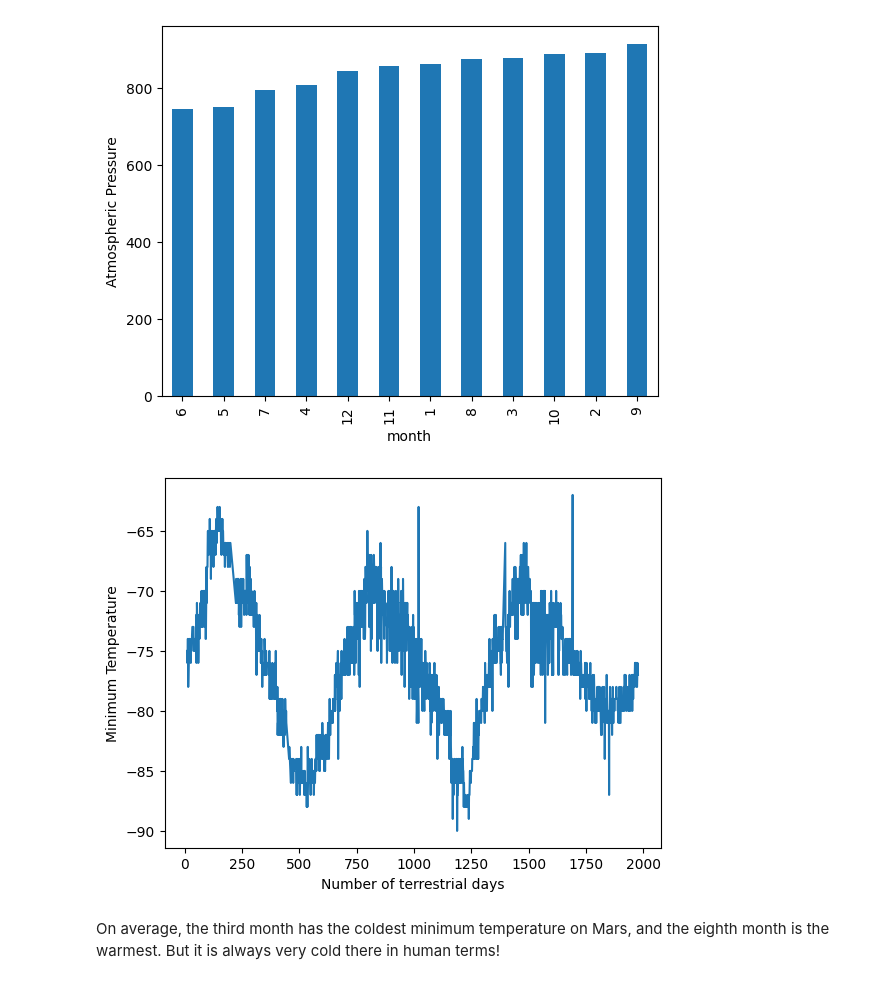
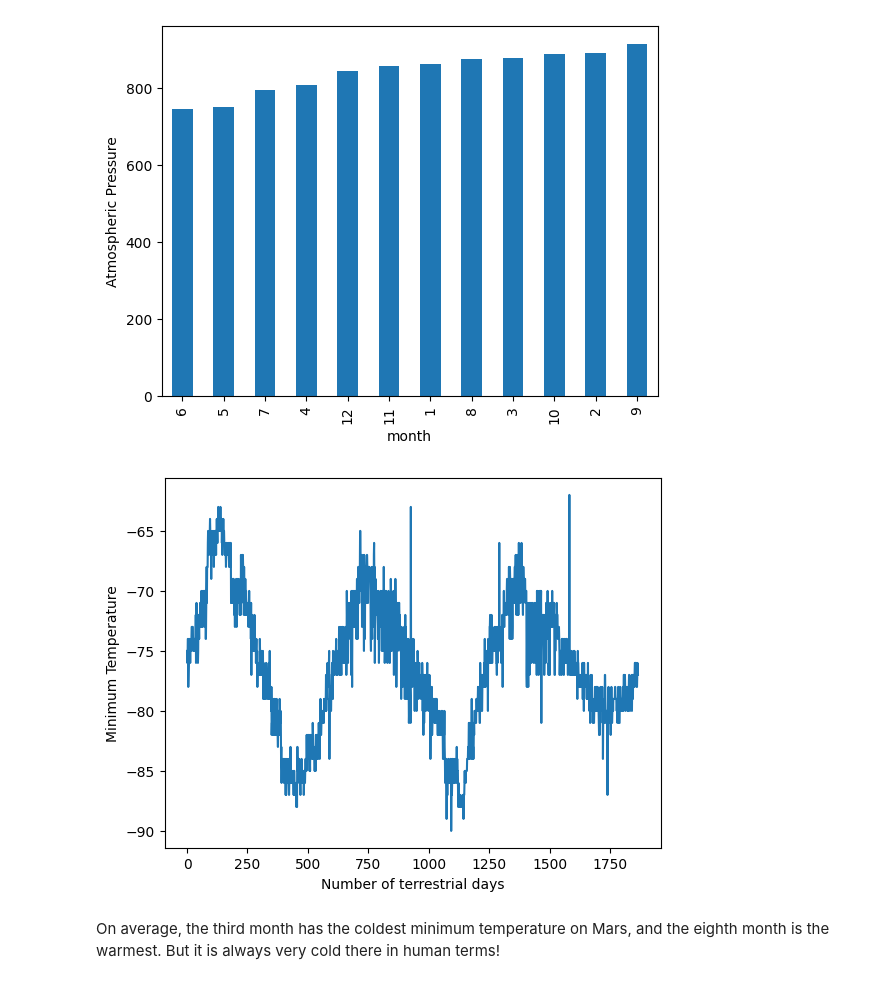
Before and after one commit to Mariomtz0713/html-challenge, a Jupyter notebook: Mars/part_2_mars_weather.ipynb, the cells around one changed output. Drawn from its saved outputs; the diff is of its cells as text; code cells hidden in the pictures.

```diff
--- a/Mars/part_2_mars_weather.ipynb
+++ b/Mars/part_2_mars_weather.ipynb
@@ -260,12 +265,13 @@ plt.show()
 [figure]
 # %%
 # 5. How many terrestrial (earth) days are there in a Martian year?
-plt.plot(df['sol'], df['min_temp'])
+x = np.arange(0, 1867)
+plt.plot(x, df['min_temp'])
 plt.ylabel('Minimum Temperature')
 plt.xlabel('Number of terrestrial days')
 plt.show()
 # %% [output]
-[figure, old version]
+[figure, new version]
 # %% [markdown]
 On average, the third month has the coldest minimum temperature on Mars, and the eighth month is the warmest. But it is always very cold there in human terms!
 # %% [markdown]
```
Also changed, not shown: parts of 2 cells of this notebook.
